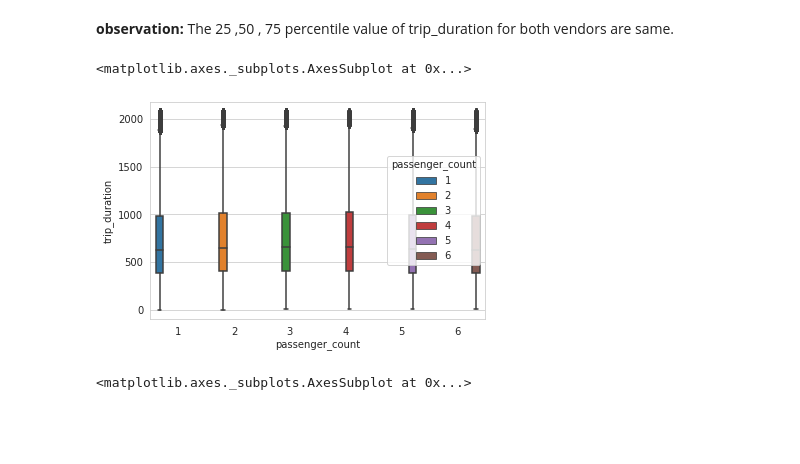
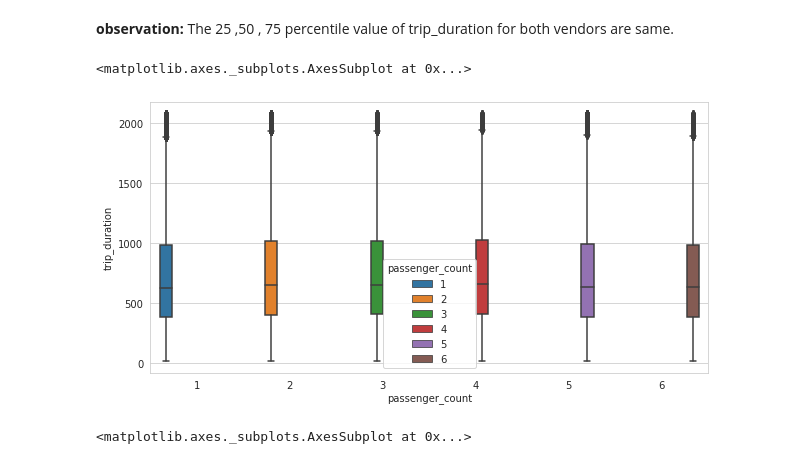
Before and after one commit to ad709kr/NYC-Taxi-Trip-Time-Predction, a Jupyter notebook: NYC_trip_time_prediction_individual.ipynb, the cells around one changed output. Saved outputs shown, nothing was run; the diff lists cells and outputs as text; code cells hidden in the pictures; blank space fills up the shorter version.

```diff
--- a/NYC_trip_time_prediction_individual.ipynb
+++ b/NYC_trip_time_prediction_individual.ipynb
@@ -142,18 +129,34 @@ df['dropoff_day']=df['dropoff_datetime'].dt.day_name()
 # %%
-# date_time to month
-df['pickup_month']=df['pickup_datetime'].dt.month
-df['dropoff_month']=df['dropoff_datetime'].dt.month
+try:
+  # Lets convert pickup_datetime and drop_off datetime to datetime functions
+  df['pickup_datetime'] = pd.to_datetime(df["pickup_datetime"])
+  df['dropoff_datetime']=pd.to_datetime(df['dropoff_datetime'])
+  #df = pd.to_datetime(df["dropoff_datetime"])
 
-df['pickup_hour']=df['pickup_datetime'].dt.hour
-df['dropoff_hour']=df['dropoff_datetime'].dt.hour
+  # date_time to day
+  df['pickup_day']=df['pickup_datetime'].dt.day_name()
+  df['dropoff_day']=df['dropoff_datetime'].dt.day_name()
 
-df['pickup_minute']=df['pickup_datetime'].dt.minute
-df['dropoff_minute']=df['dropoff_datetime'].dt.minute
+  # date_time to month
+  df['pickup_month']=df['pickup_datetime'].dt.month
+  df['dropoff_month']=df['dropoff_datetime'].dt.month
+
+  df['pickup_hour']=df['pickup_datetime'].dt.hour
+  df['dropoff_hour']=df['dropoff_datetime'].dt.hour
+
+  df['pickup_minute']=df['pickup_datetime'].dt.minute
+  df['dropoff_minute']=df['dropoff_datetime'].dt.minute
+except Exception as e:
+  print(e)
 # %%
 def great_circle_distance(pickup_latitude,pickup_longitude,dropoff_latitude,dropoff_longitude):
-  pickup = (pickup_latitude,pickup_longitude)
-  dropoff = (dropoff_latitude,dropoff_longitude)
-  return great_circle(pickup,dropoff).miles
+  try:
+    pickup = (pickup_latitude,pickup_longitude)
+    dropoff = (dropoff_latitude,dropoff_longitude)
+    # calculating distance in miles because in us distance metric is miles instead of km
+    return great_circle(pickup,dropoff).miles
+  except Exception as e:
+    return e
 
 '''def second_distance(pickup_latitude,pickup_longitude,dropoff_latitude,dropoff_longitude):
   r = 6371.0
@@ -648,10 +707,11 @@ sns.boxplot(data = df_iqr, x = 'vendor_id', y ='trip_duration', hue='vendor_id')
 # %% [markdown]
 **observation:** The 25 ,50 , 75 percentile value of trip_duration for both vendors are same.
 # %%
+plt.figure(figsize=(10,5))
 sns.boxplot(data =df_iqr, x = 'passenger_count', y ='trip_duration', hue='passenger_count')
 # %% [output]
 <matplotlib.axes._subplots.AxesSubplot at 0x...>
-[figure, old version]
+[figure, new version]
 # %%
 sns.boxplot(data =df_iqr, x = 'store_and_fwd_flag', y ='trip_duration', hue='store_and_fwd_flag')
 # %% [output]
```
Also changed, not shown: parts of 52 cells of this notebook.
